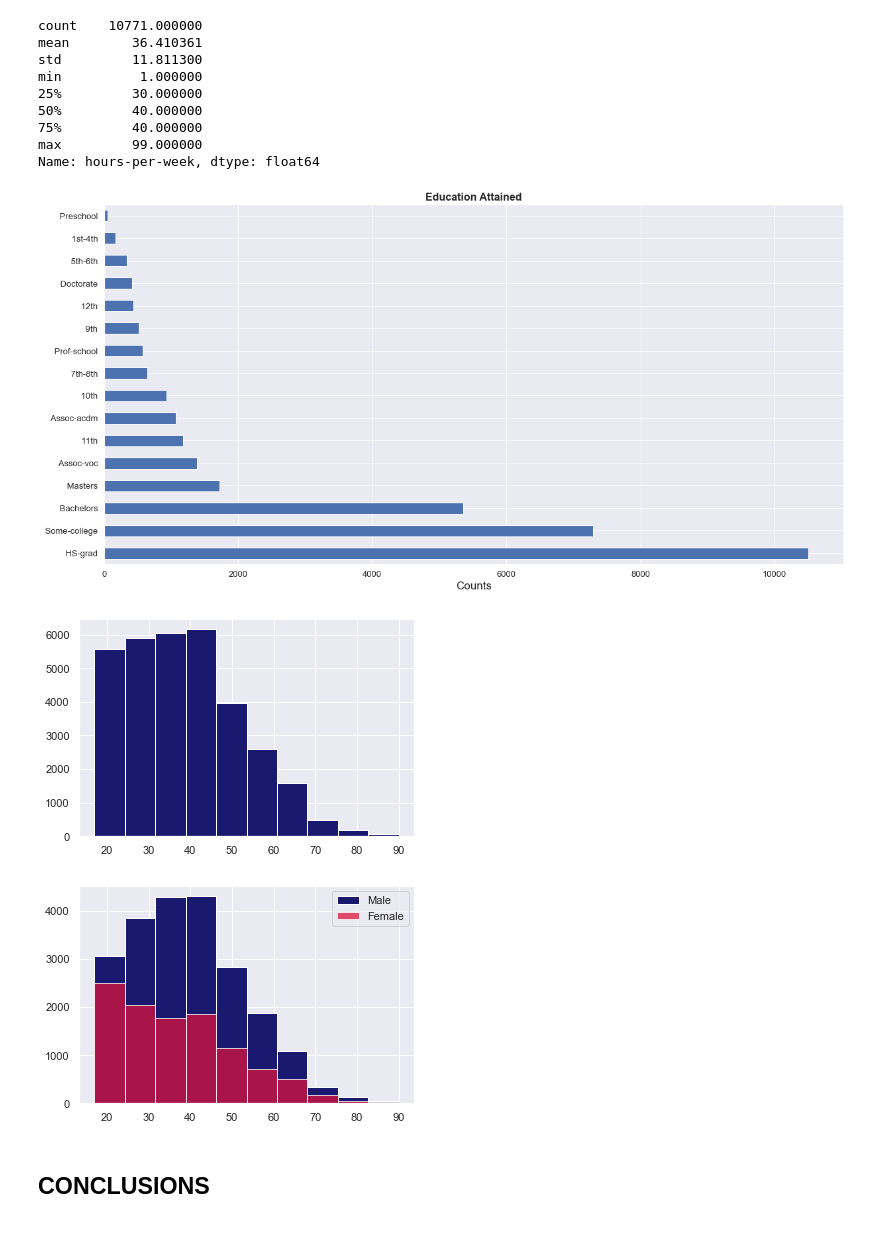
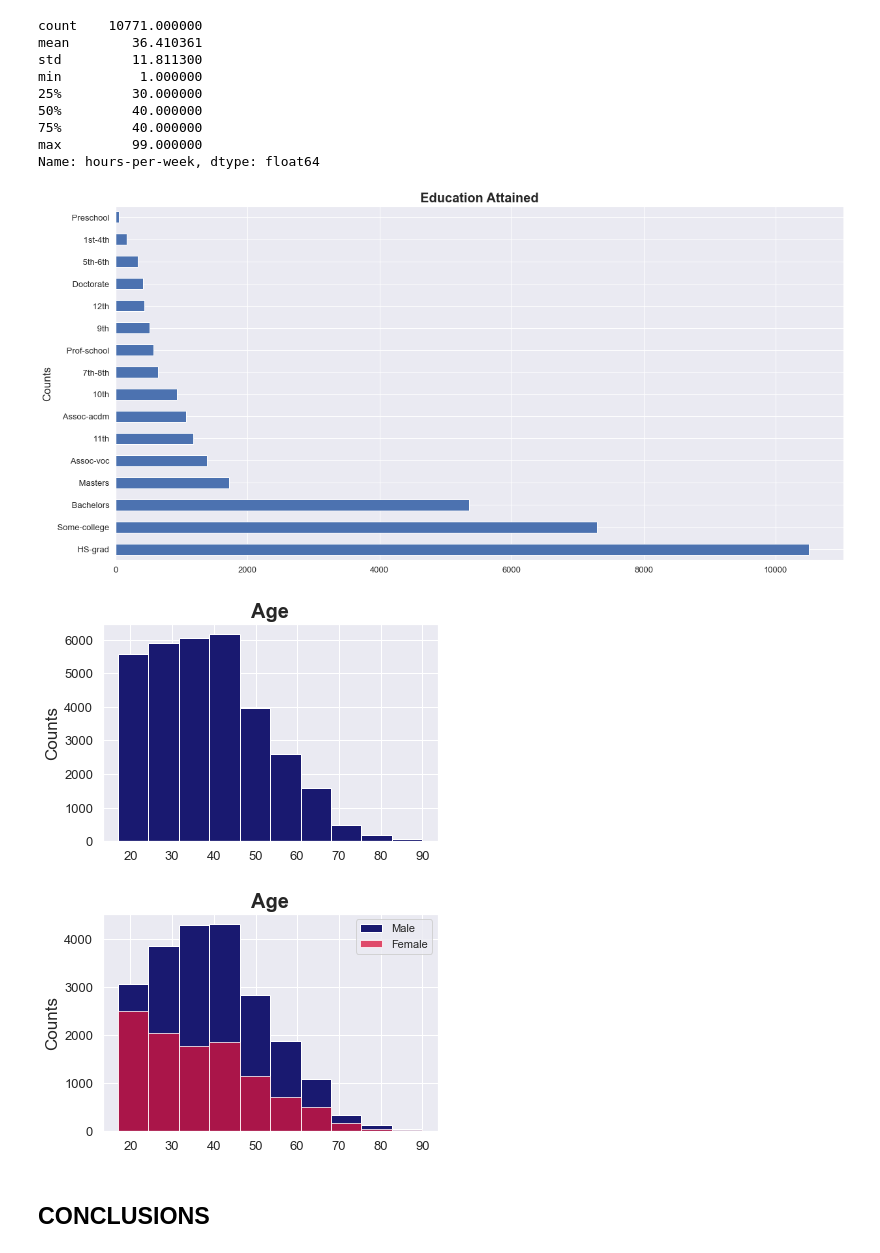
Before and after one commit to kingsolomonotooK7/Investigate_a_Dataset, a Jupyter notebook: Investigate_a_Dataset.ipynb, the cells around one changed output. Saved outputs shown, nothing was run; the diff lists cells and outputs as text; code cells hidden in the pictures.

```diff
--- a/Investigate_a_Dataset.ipynb
+++ b/Investigate_a_Dataset.ipynb
@@ -230,19 +232,22 @@ Name: hours-per-week, dtype: float64
 # %%
 plt.figure(figsize = (20, 10))
 data['education'].value_counts().plot(kind='barh')
-data['education'].value_counts().plot(kind='barh')
+# calling the function (plot_type)
+plot_styles("Education Attained", "Counts", "")
 # %% [output]
-[figure, old version]
+[figure, new version]
 # %%
 plt.hist(data['age'], color='midnightblue');
+plot_styles("Age", "Counts", "")
 # %% [output]
-[figure, old version]
+[figure, new version]
 # %%
 plt.hist(data_M['age'], facecolor='midnightblue', label='Male', alpha=1)
 plt.hist(data_F['age'], facecolor='crimson', label='Female', alpha=0.75)
 plt.legend();
+plot_styles("Age", "Counts", "")
 # %% [output]
-[figure, old version]
+[figure, new version]
 # %% [markdown]
 ## CONCLUSIONS
 # %% [markdown]
```
Also changed, not shown: parts of 5 cells of this notebook.
